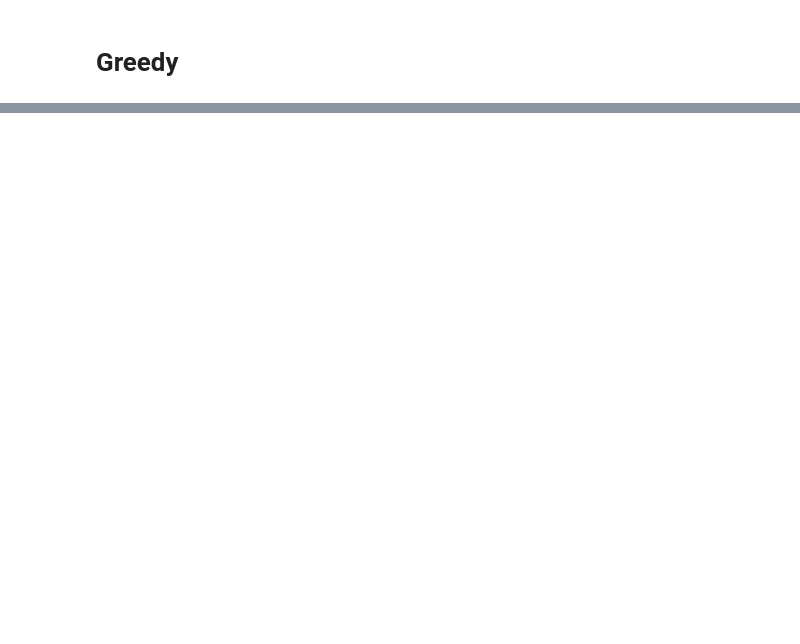
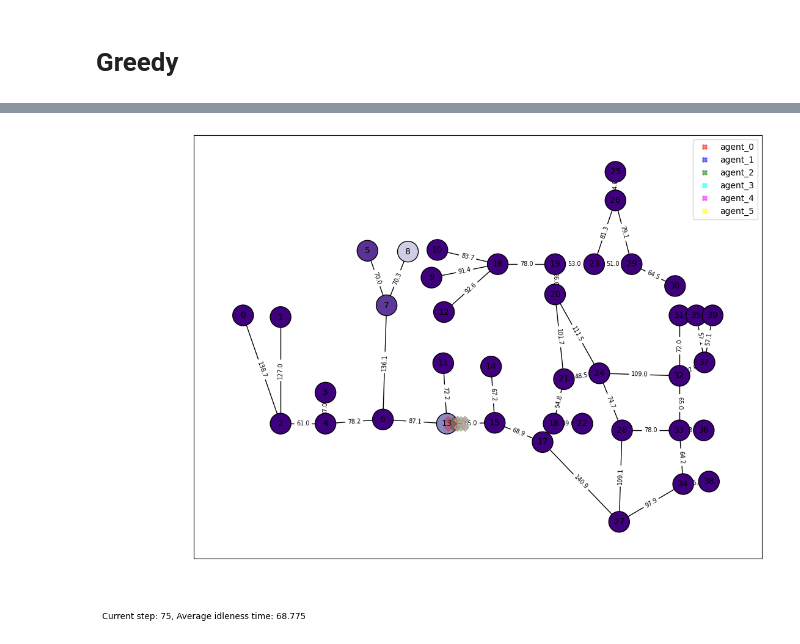
Before and after one commit to NU-IDEAS-Lab/patrolling_zoo, a Jupyter notebook: heuristics.ipynb, the cells around one changed output, grey strips where cells are left out. Cells and saved outputs as stored; diff of their text form; code cells hidden in the pictures; blank space fills up the shorter version.

```diff
--- a/heuristics.ipynb
+++ b/heuristics.ipynb
@@ -51,0 +52,8 @@ algo2.evaluate(render=True, max_cycles=75)
+# %%
+from algorithm.greedy import GreedyIdleness
+
+algo3 = GreedyIdleness(env)
+# %%
+algo3.evaluate(render=True, max_cycles=75)
+# %% [output]
+[figure, added]
```
Also changed, not shown: parts of 3 cells of this notebook, 1 other file.
